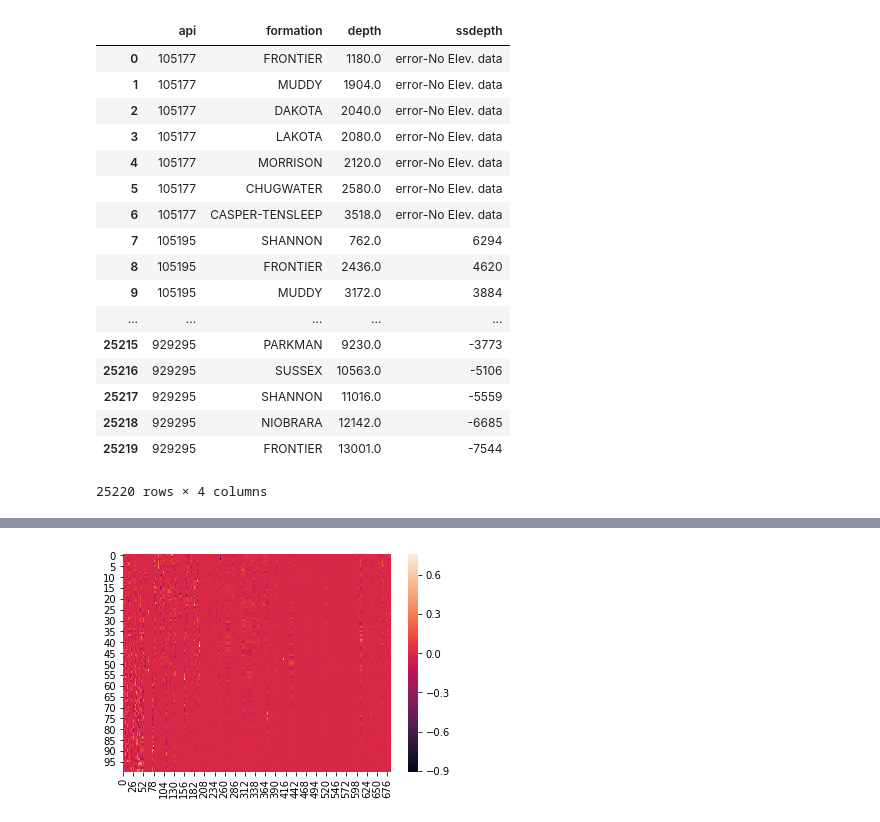
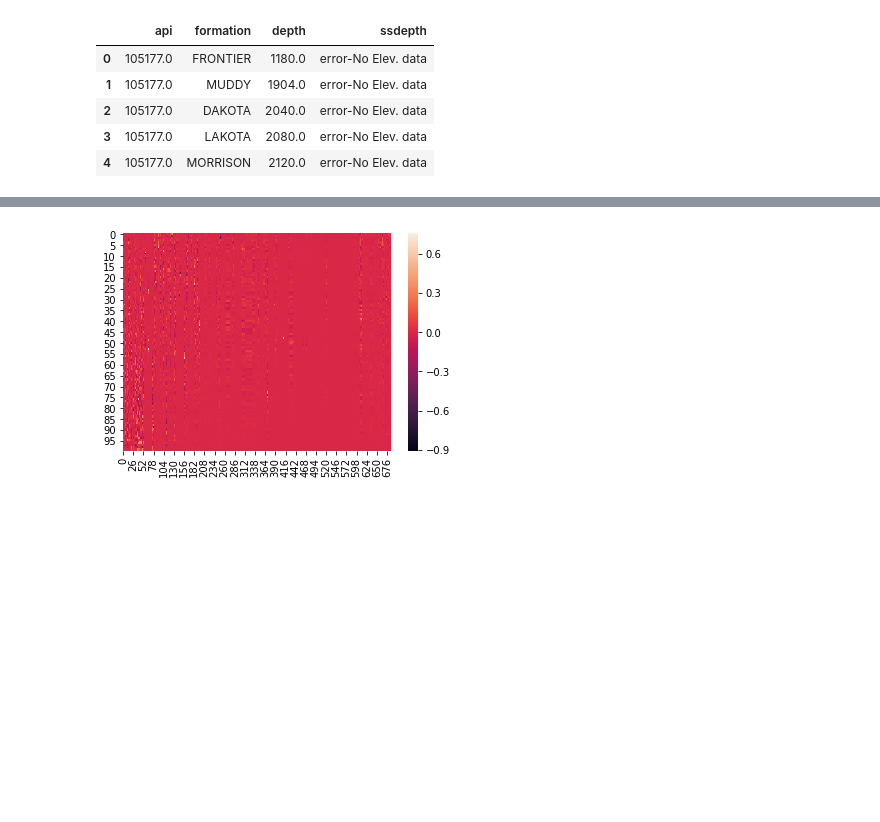
Before and after one commit to jessepisel/stratal-geometries, a Jupyter notebook: top depth recommender.ipynb, the cells around one changed output, grey strips where cells are left out. Cells and saved outputs as stored; diff of their text form; code cells hidden in the pictures; blank space fills up the shorter version.

```diff
--- a/top depth recommender.ipynb
+++ b/top depth recommender.ipynb
@@ -8,23 +12,11 @@ import geopandas as gp
 tops=pd.read_csv(r'D:\prbtops.csv')
 small=tops.head()
 # %%
-tops
+tops.head()
 # %% [output]
 |  | api | formation | depth | ssdepth |
-| 0 | 105177 | FRONTIER | 1180.0 | error-No Elev. data |
-| 1 | 105177 | MUDDY | 1904.0 | error-No Elev. data |
-| 2 | 105177 | DAKOTA | 2040.0 | error-No Elev. data |
-| 3 | 105177 | LAKOTA | 2080.0 | error-No Elev. data |
-| 4 | 105177 | MORRISON | 2120.0 | error-No Elev. data |
-| 5 | 105177 | CHUGWATER | 2580.0 | error-No Elev. data |
-| 6 | 105177 | CASPER-TENSLEEP | 3518.0 | error-No Elev. data |
-| 7 | 105195 | SHANNON | 762.0 | 6294 |
-| 8 | 105195 | FRONTIER | 2436.0 | 4620 |
-| 9 | 105195 | MUDDY | 3172.0 | 3884 |
-| ... | ... | ... | ... | ... |
-| 25215 | 929295 | PARKMAN | 9230.0 | -3773 |
-| 25216 | 929295 | SUSSEX | 10563.0 | -5106 |
-| 25217 | 929295 | SHANNON | 11016.0 | -5559 |
-| 25218 | 929295 | NIOBRARA | 12142.0 | -6685 |
-| 25219 | 929295 | FRONTIER | 13001.0 | -7544 |
+| 0 | 105177.0 | FRONTIER | 1180.0 | error-No Elev. data |
+| 1 | 105177.0 | MUDDY | 1904.0 | error-No Elev. data |
+| 2 | 105177.0 | DAKOTA | 2040.0 | error-No Elev. data |
+| 3 | 105177.0 | LAKOTA | 2080.0 | error-No Elev. data |
+| 4 | 105177.0 | MORRISON | 2120.0 | error-No Elev. data |
-25220 rows × 4 columns
```
Also changed, not shown: parts of 17 cells of this notebook.
